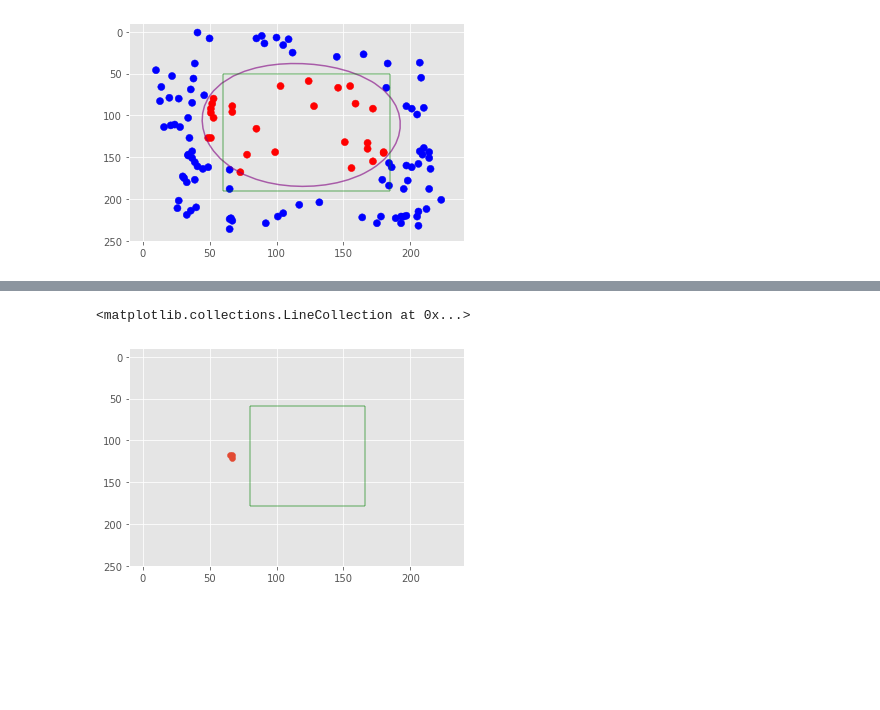
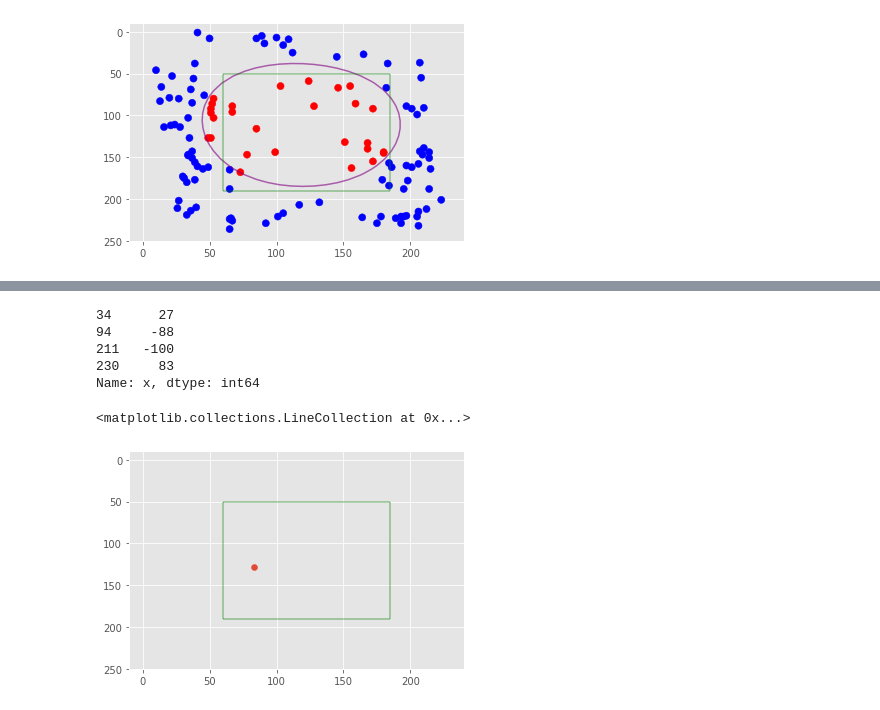
Before and after one commit to 2020-Computer-Vision/Classification, a Jupyter notebook: SVM/SVM.ipynb, the cells around one changed output, grey strips where cells are left out. Saved outputs shown, nothing was run; the diff lists cells and outputs as text; code cells hidden in the pictures; blank space fills up the shorter version.

```diff
--- a/SVM/SVM.ipynb
+++ b/SVM/SVM.ipynb
@@ -161,7 +161,7 @@ plot_svc_decision_function(clf)
 # %%
 locs = pd.read_csv('../../PyTorch-YOLOv3/detect/output.csv', sep = " ", header = None)
 # %%
-locs.columns = ['x', 'y', 'x1', 'y1', 'x4', 'y4|']
+locs.columns = ['x', 'y', 'x1', 'y1', 'x4', 'y4']
 len(locs)
-pitch = locs[40:43]
-locs
+locs.x = locs.x + 60
+locs.y = locs.y + 50
@@ -182,11 +168,26 @@ locs
+# %%
+x = locs.x[[34, 94, 211, 230]]
+y = locs.y[[34, 94, 211, 230]]
+x
+# %% [output]
+34      27
+94     -88
+211   -100
+230     83
+Name: x, dtype: int64
 # %%
-plt.scatter(pitch.x, pitch.y)
+plt.scatter(x, y)
 plt.xlim(-10, 240)
 plt.ylim(250, -10)
-plt.hlines(y=59, xmin=80, xmax=166, linewidth=2, color='g', alpha = 0.3)
-plt.hlines(y=178, xmin=80, xmax=166, linewidth=2, color='g', alpha = 0.3)
-plt.vlines(x=80, ymin=59, ymax=178, linewidth=2, color='g', alpha = 0.3)
-plt.vlines(x=166, ymin=59, ymax=178, linewidth=2, color='g', alpha = 0.3)
+
+plt.hlines(y=50, xmin=60, xmax=185, linewidth=2, color='g', alpha = 0.3)
+plt.hlines(y=190, xmin=60, xmax=185, linewidth=2, color='g', alpha = 0.3)
+plt.vlines(x=60, ymin=50, ymax=190, linewidth=2, color='g', alpha = 0.3)
+plt.vlines(x=185, ymin=50, ymax=190, linewidth=2, color='g', alpha = 0.3)
+#plt.hlines(y=59, xmin=80, xmax=166, linewidth=2, color='g', alpha = 0.3)
+#plt.hlines(y=178, xmin=80, xmax=166, linewidth=2, color='g', alpha = 0.3)
+#plt.vlines(x=80, ymin=59, ymax=178, linewidth=2, color='g', alpha = 0.3)
+#plt.vlines(x=166, ymin=59, ymax=178, linewidth=2, color='g', alpha = 0.3)
 # %% [output]
 <matplotlib.collections.LineCollection at 0x...>
-[figure, old version]
+[figure, new version]
```
Also changed, not shown: parts of 1 cell of this notebook, 1 other file.
